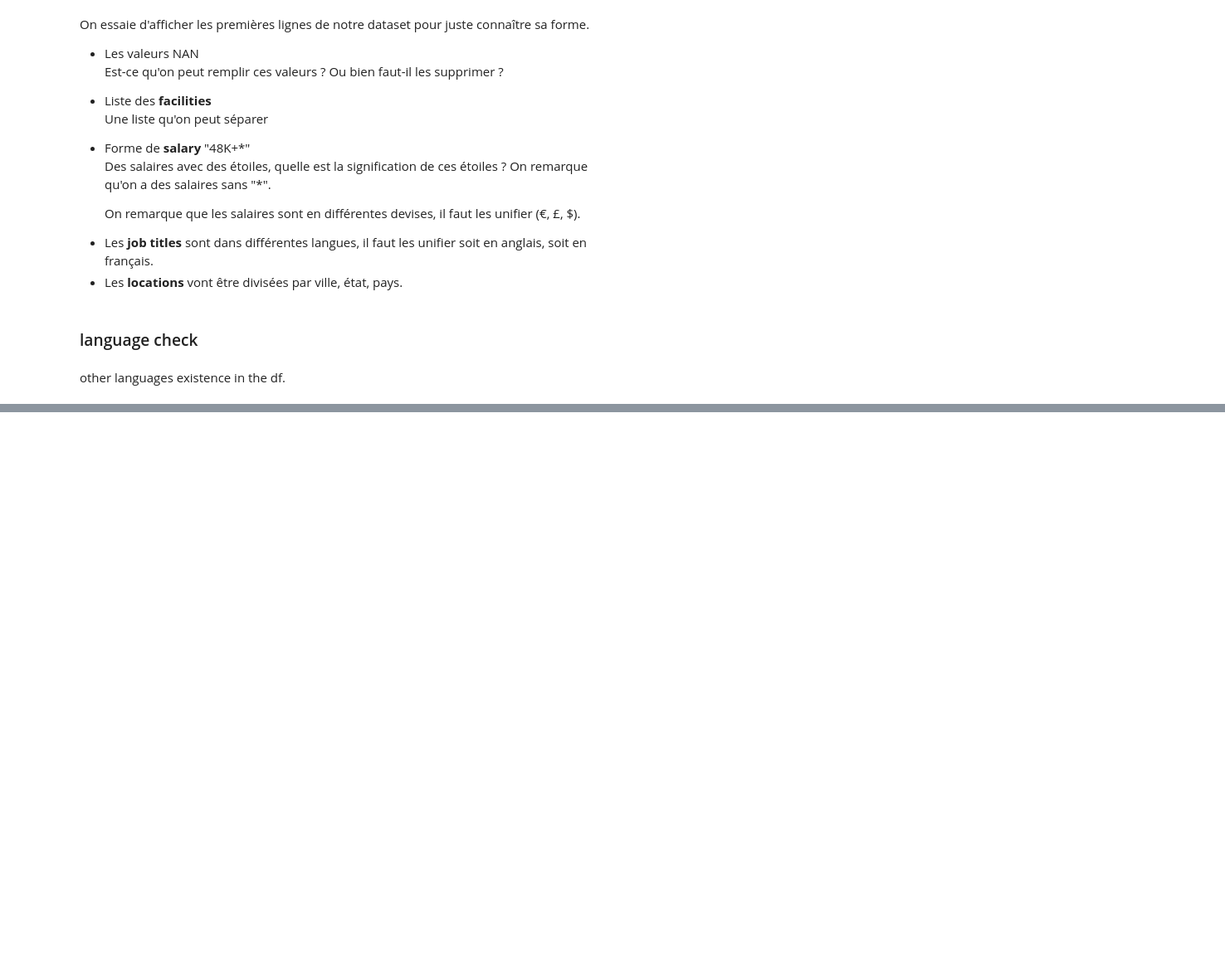
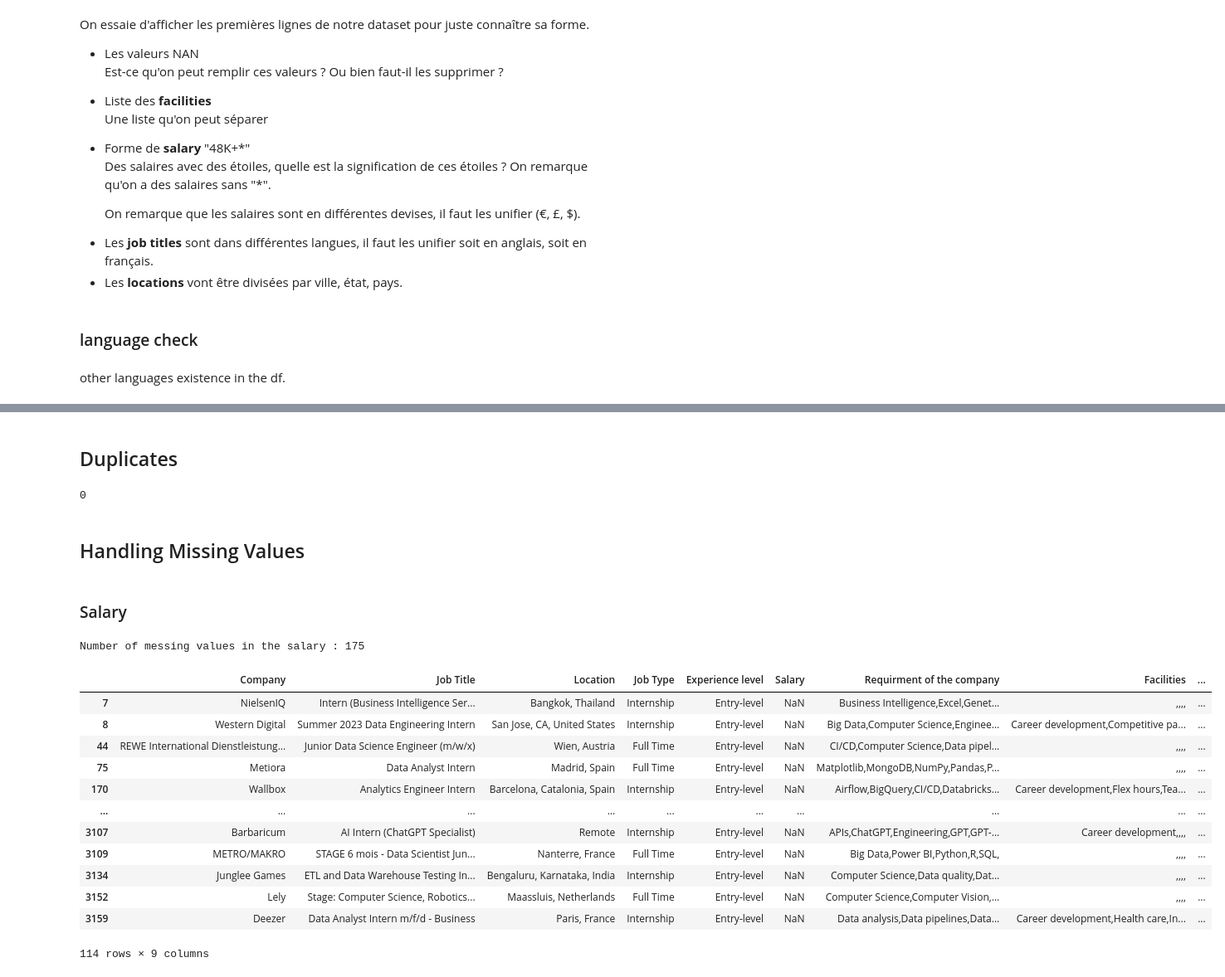
Before and after one commit to elouardyabderrahim/Analyse-des-opportunites-emploi, a Jupyter notebook: dataJob.ipynb, the cells around one changed output, grey strips where cells are left out. Shown: that part at 83% size. Saved outputs shown, nothing was run; the diff lists cells and outputs as text; code cells hidden in the pictures; blank space fills up the shorter version.

```diff
--- a/dataJob.ipynb
+++ b/dataJob.ipynb
@@ -321,0 +328,32 @@ English: 66.01%, Other: 33.99%
+# %% [markdown]
+## Duplicates
+# %%
+# delete and check of duplicates :
+dataFrame.drop_duplicates(inplace=True)
+dataFrame.duplicated().sum()
+# %% [output]
+0
+# %% [markdown]
+## Handling Missing Values
+# %% [markdown]
+### Salary
+# %%
+print("Number of messing values in the salary :",dataFrame[dataFrame["Salary"].isna()].shape[0])
+# %% [output]
+Number of messing values in the salary : 175
+# %%
+dataFrame[(dataFrame["Experience level"]=="Entry-level") & ( dataFrame["Salary"].isna()) ]
+# %% [output]
+|  | Company | Job Title | Location | Job Type | Experience level | Salary | Requirment of the company | Facilities | ... |
+| 7 | NielsenIQ | Intern (Business Intelligence Ser... | Bangkok, Thailand | Internship | Entry-level | NaN | Business Intelligence,Excel,Genet... | ,,,, | ... |
+| 8 | Western Digital | Summer 2023 Data Engineering Intern | San Jose, CA, United States | Internship | Entry-level | NaN | Big Data,Computer Science,Enginee... | Career development,Competitive pa... | ... |
+| 44 | REWE International Dienstleistung... | Junior Data Science Engineer (m/w/x) | Wien, Austria | Full Time | Entry-level | NaN | CI/CD,Computer Science,Data pipel... | ,,,, | ... |
+| 75 | Metiora | Data Analyst Intern | Madrid, Spain | Full Time | Entry-level | NaN | Matplotlib,MongoDB,NumPy,Pandas,P... | ,,,, | ... |
+| 170 | Wallbox | Analytics Engineer Intern | Barcelona, Catalonia, Spain | Internship | Entry-level | NaN | Airflow,BigQuery,CI/CD,Databricks... | Career development,Flex hours,Tea... | ... |
+| ... | ... | ... | ... | ... | ... | ... | ... | ... | ... |
+| 3107 | Barbaricum | AI Intern (ChatGPT Specialist) | Remote | Internship | Entry-level | NaN | APIs,ChatGPT,Engineering,GPT,GPT-... | Career development,,,, | ... |
+| 3109 | METRO/MAKRO | STAGE 6 mois - Data Scientist Jun... | Nanterre, France | Full Time | Entry-level | NaN | Big Data,Power BI,Python,R,SQL, | ,,,, | ... |
+| 3134 | Junglee Games | ETL and Data Warehouse Testing In... | Bengaluru, Karnataka, India | Internship | Entry-level | NaN | Computer Science,Data quality,Dat... | ,,,, | ... |
+| 3152 | Lely | Stage: Computer Science, Robotics... | Maassluis, Netherlands | Full Time | Entry-level | NaN | Computer Science,Computer Vision,... | ,,,, | ... |
+| 3159 | Deezer | Data Analyst Intern m/f/d - Business | Paris, France | Internship | Entry-level | NaN | Data analysis,Data pipelines,Data... | Career development,Health care,In... | ... |
+114 rows × 9 columns
```
Also changed, not shown: parts of 8 cells of this notebook.
